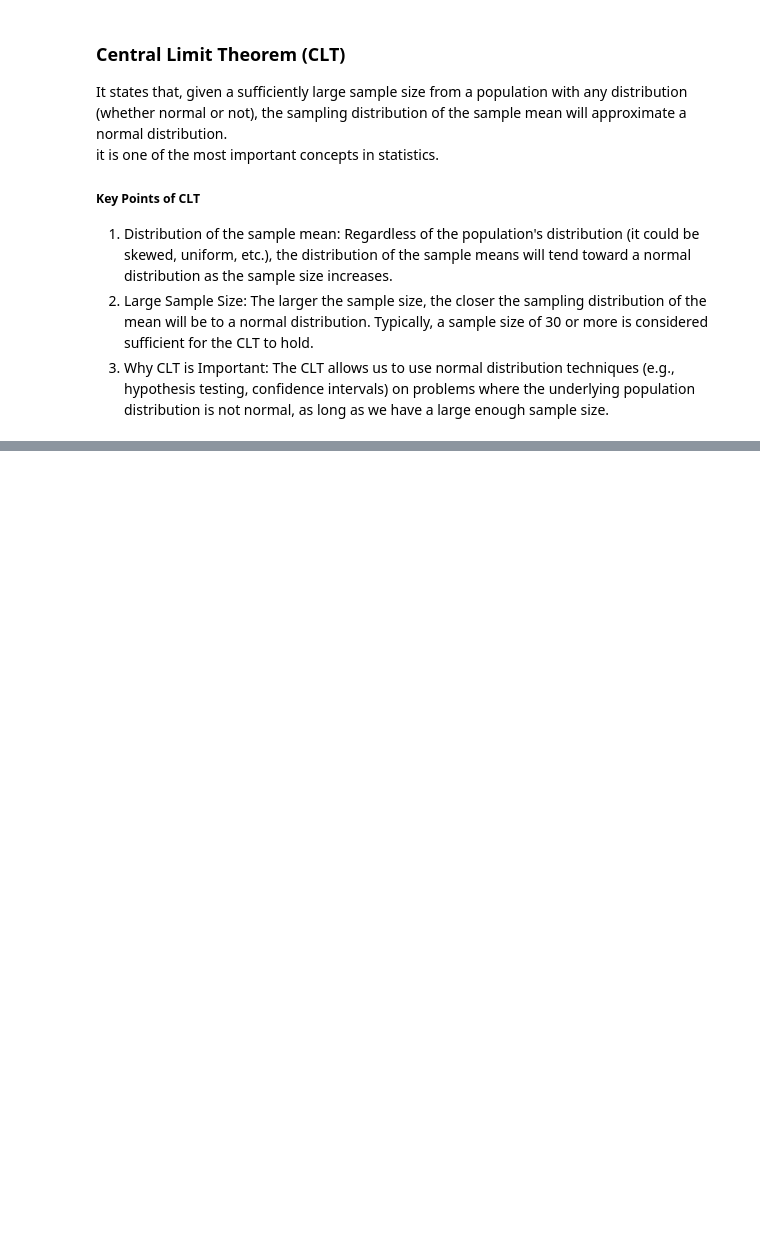
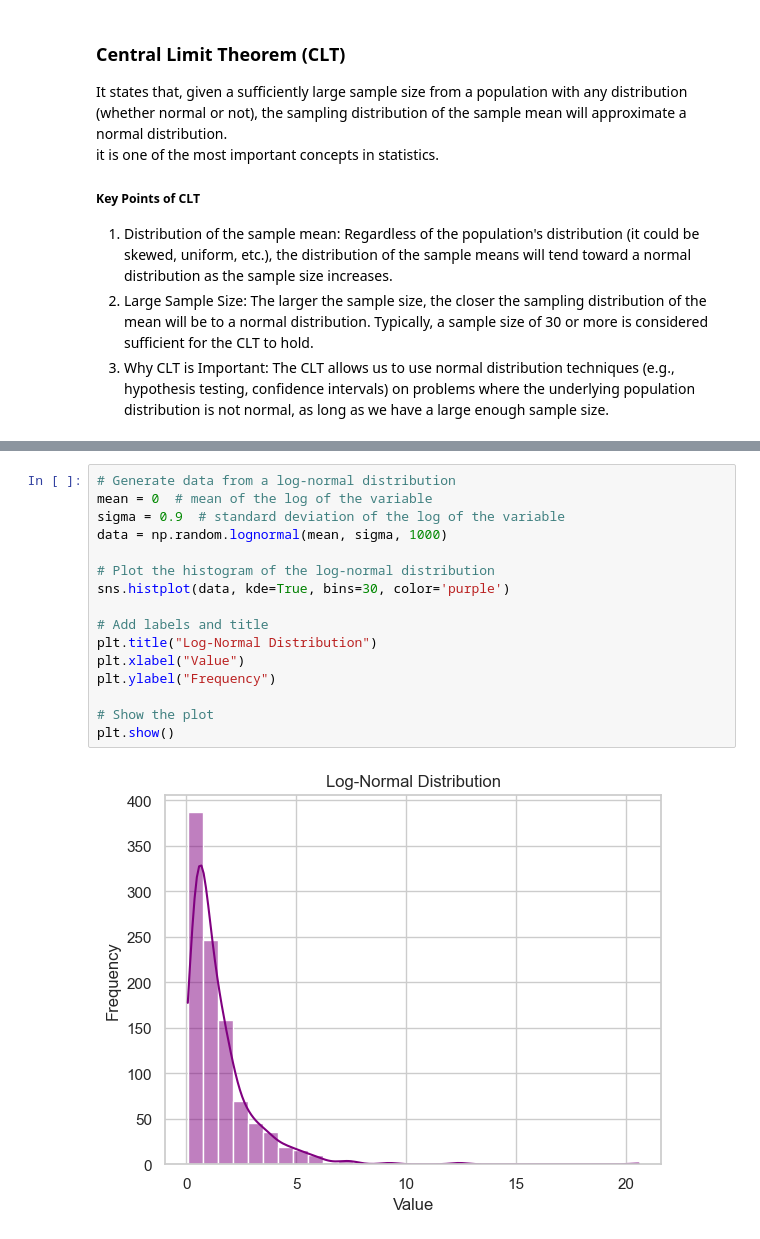
Before and after one commit to ritik-3/statistic-lerarning, a Jupyter notebook: main.ipynb, the cells around one changed output, grey strips where cells are left out. Saved outputs shown, nothing was run; the diff lists cells and outputs as text; blank space fills up the shorter version.

```diff
--- a/main.ipynb
+++ b/main.ipynb
@@ -328,0 +340,18 @@ plt.show()
+# %%
+# Generate data from a log-normal distribution
+mean = 0  # mean of the log of the variable
+sigma = 0.9  # standard deviation of the log of the variable
+data = np.random.lognormal(mean, sigma, 1000)
+
+# Plot the histogram of the log-normal distribution
+sns.histplot(data, kde=True, bins=30, color='purple')
+
+# Add labels and title
+plt.title("Log-Normal Distribution")
+plt.xlabel("Value")
+plt.ylabel("Frequency")
+
+# Show the plot
+plt.show()
+# %% [output]
+[figure, added]
```
Also changed, not shown: parts of 9 cells of this notebook.
